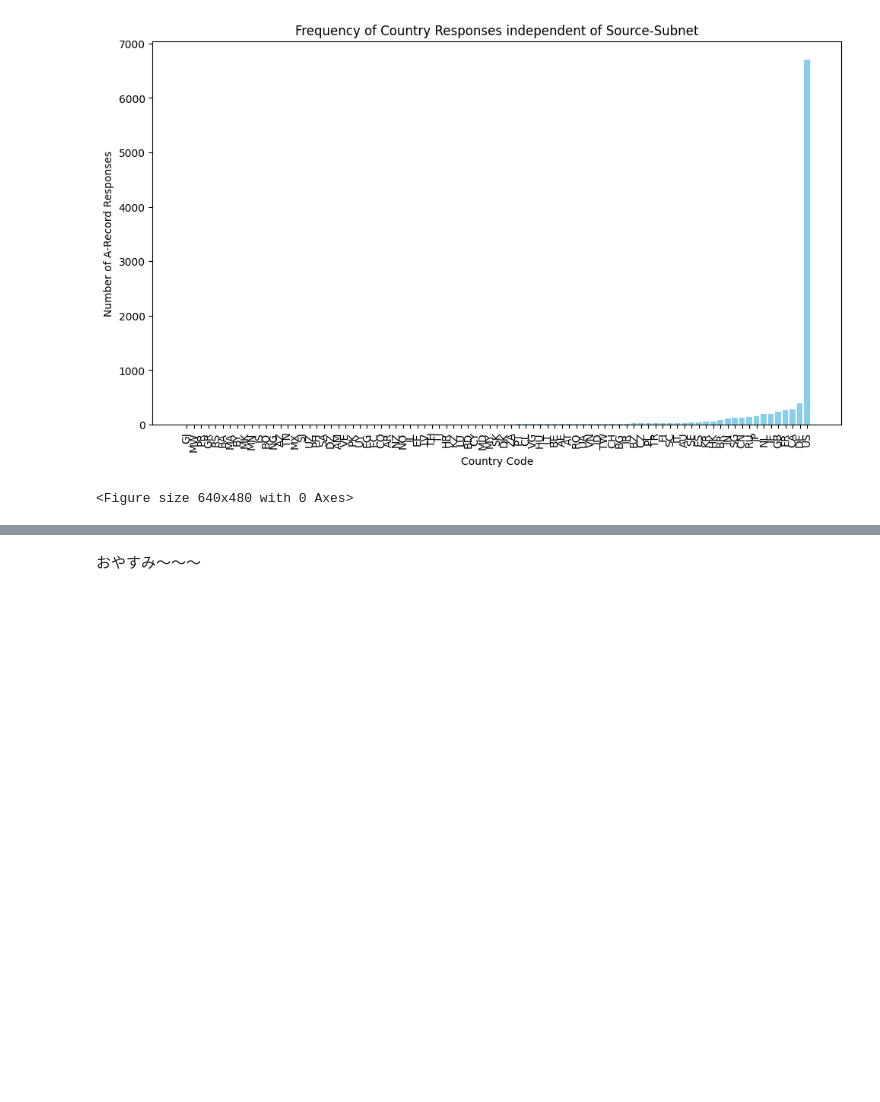
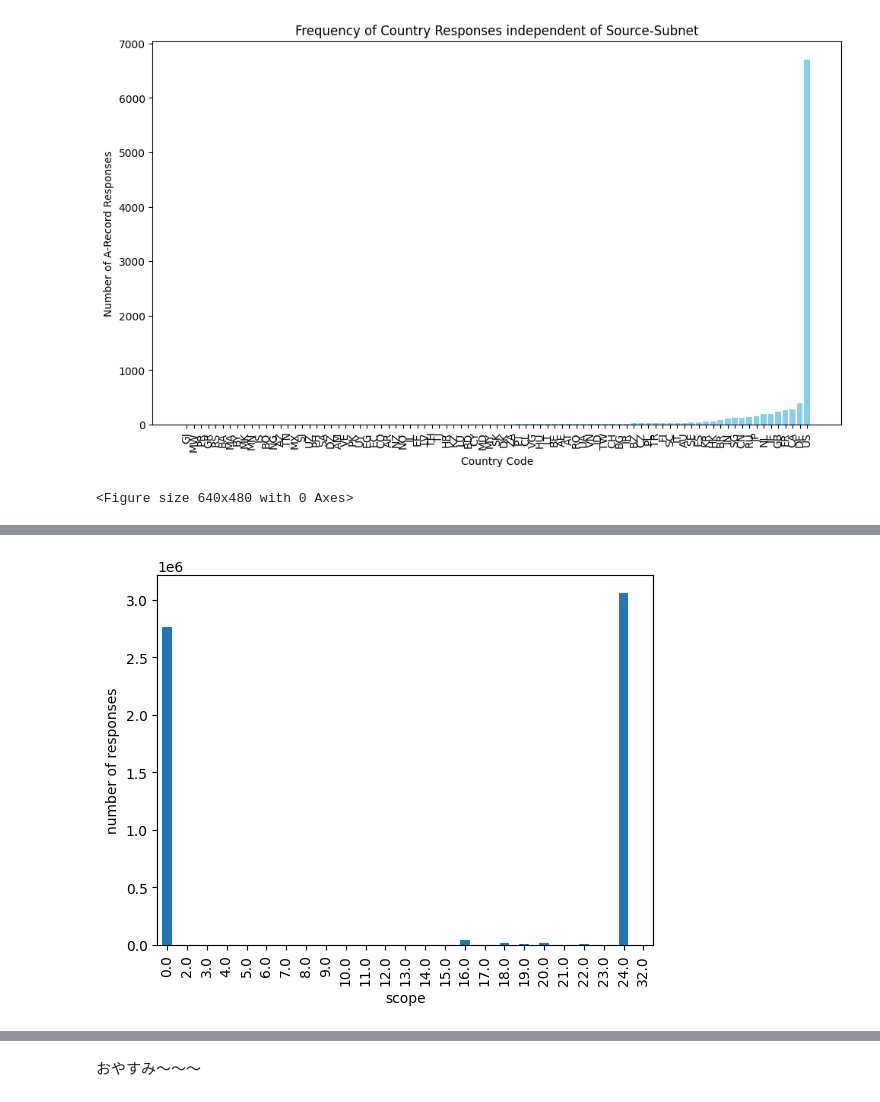
Before and after one commit to f10d0/edns_subnet_measurement, a Jupyter notebook: analysis/graphs.ipynb, the cells around one changed output, grey strips where cells are left out. Saved outputs shown, nothing was run; the diff lists cells and outputs as text; code cells hidden in the pictures; blank space fills up the shorter version.

```diff
--- a/analysis/graphs.ipynb
+++ b/analysis/graphs.ipynb
@@ -69,0 +85,5 @@ plots.plot_country_responses(df, PLOT_PATH)
+# %%
+df = df_logic.load_enriched_csv(ENR_SCAN_PATH, usecols=["scope", "timestamp", "subnet-scope"])
+plots.plot_returned_scopes_non_24(df, PLOT_PATH)
+# %% [output]
+[figure, added]
```
Also changed, not shown: parts of 2 cells of this notebook, 1 other file.
